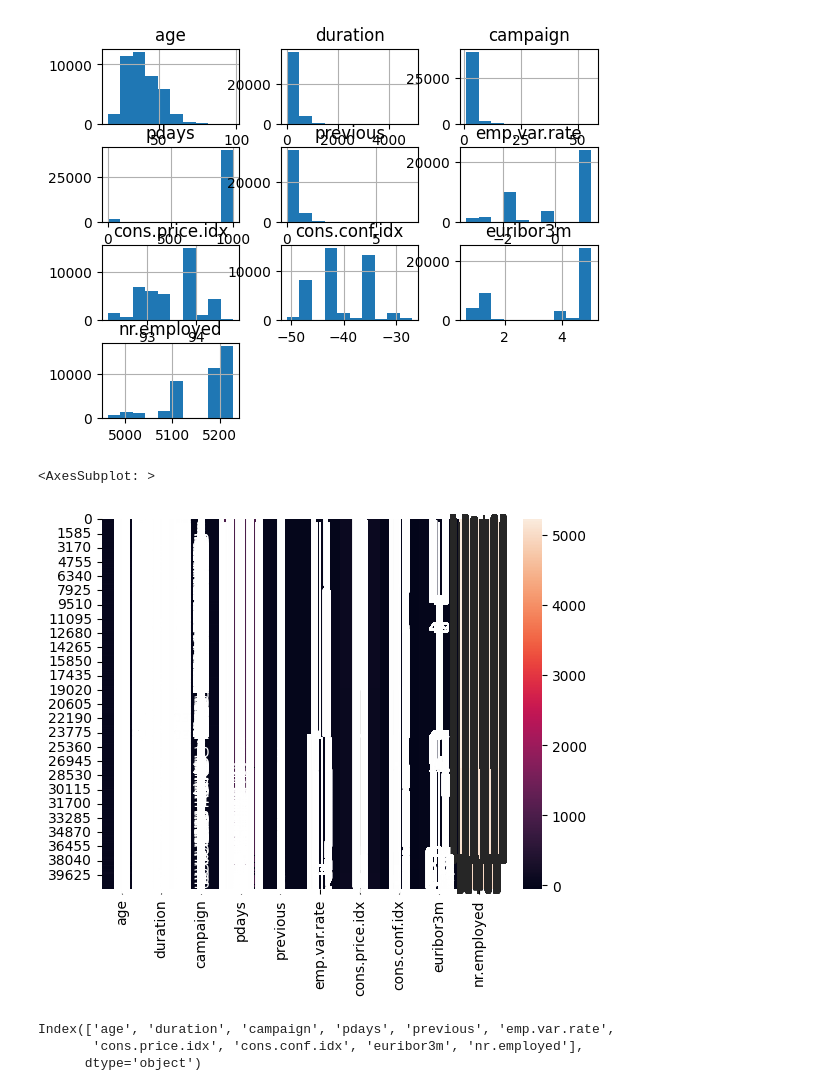
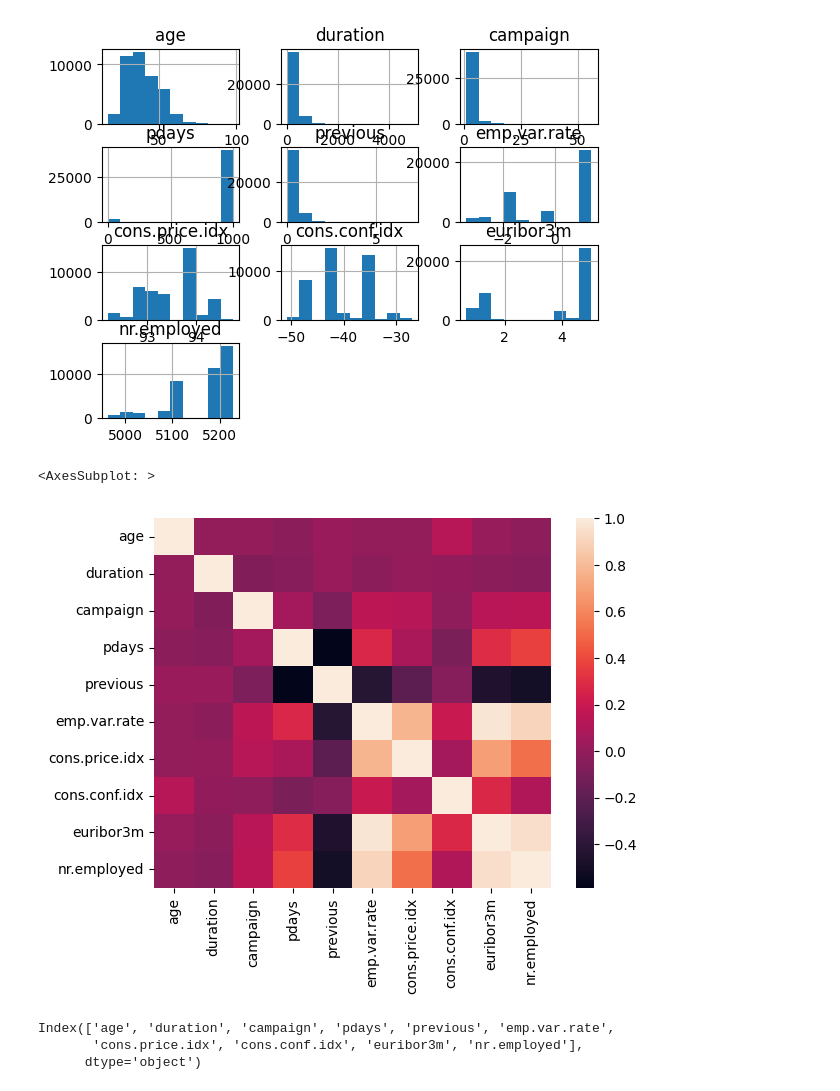
Before and after one commit to Ayushimalaviya/Bank-Marketing-Campaign-Analysis, a Jupyter notebook: nilesh_exp.ipynb, the cells around one changed output. Cells and saved outputs as stored; diff of their text form; code cells hidden in the pictures.

```diff
--- a/nilesh_exp.ipynb
+++ b/nilesh_exp.ipynb
@@ -99,10 +99,10 @@ array([[<AxesSubplot: title={'center': 'age'}>,
         <AxesSubplot: >]], dtype=object)
 [figure]
 # %%
-sns.heatmap(df[num_columns], annot=True)
+sns.heatmap(df[num_columns].corr())
 # %% [output]
 <AxesSubplot: >
-[figure, old version]
+[figure, new version]
 # %%
 num_columns
 # %% [output]
```
Also changed, not shown: parts of 40 cells of this notebook.
